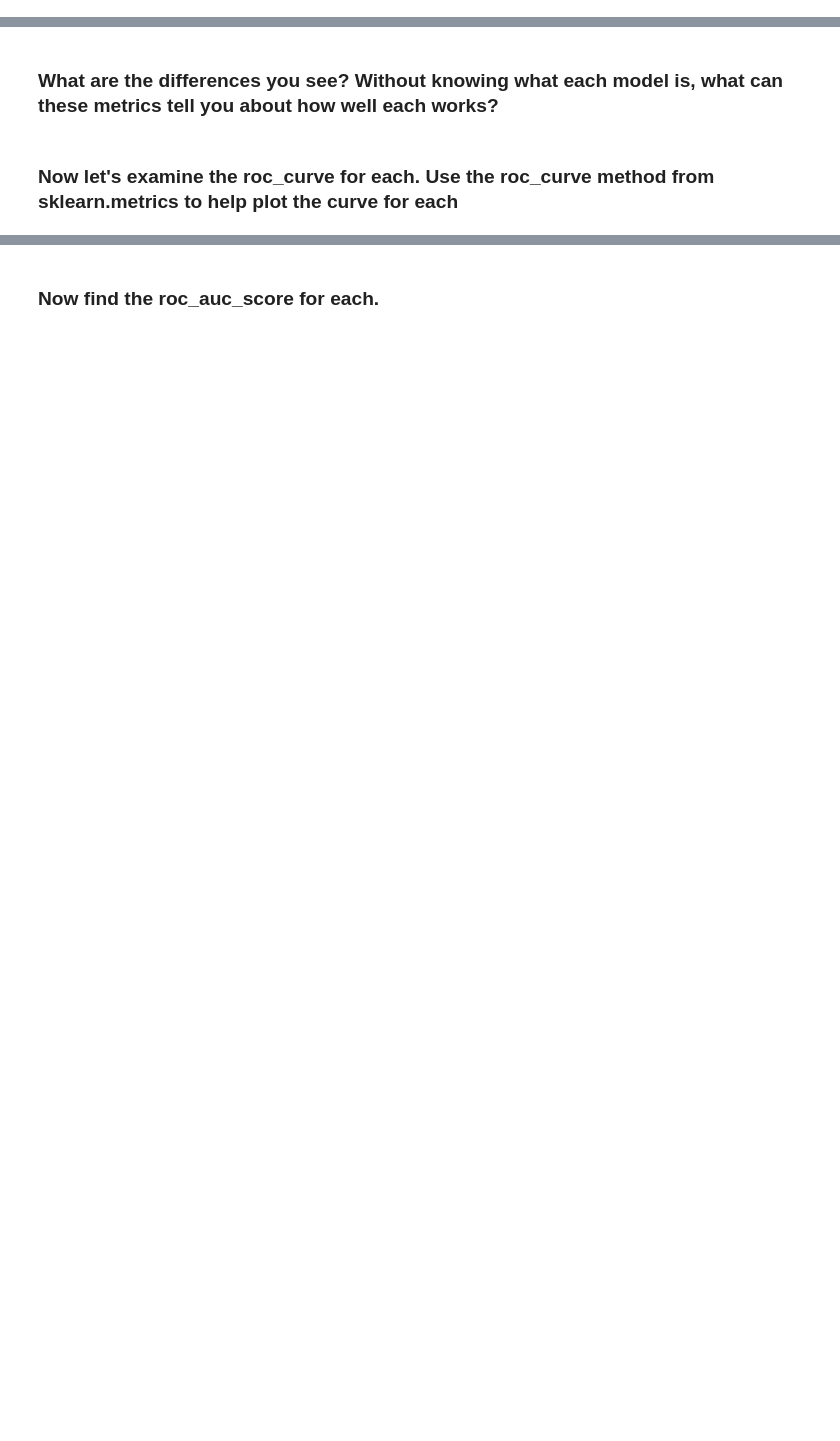
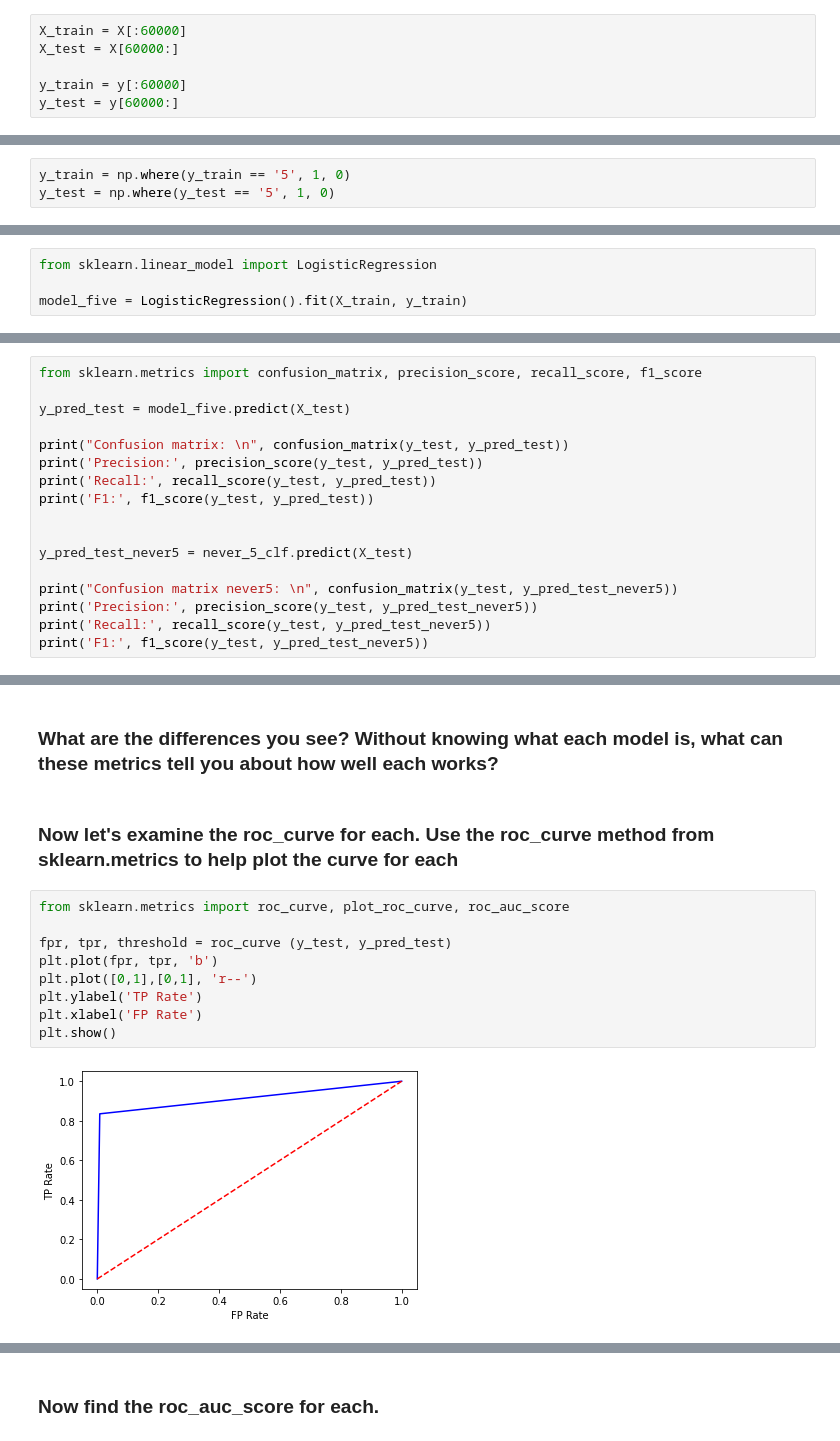
Before and after one commit to ironhack-datalabs/dataV2-labs, a Jupyter notebook: module-3/Evaluation-Recall-and-Precision/your-code/main.ipynb, the cells around one changed output, grey strips where cells are left out. Cells and saved outputs as stored; diff of their text form; blank space fills up the shorter version.

```diff
--- a/module-3/Evaluation-Recall-and-Precision/your-code/main.ipynb
+++ b/module-3/Evaluation-Recall-and-Precision/your-code/main.ipynb
@@ -18,6 +56,19 @@ X, y = mnist['data'], mnist['target']
 # %% [markdown]
 ### Now lets break into a test train split to run a classification. Instead of using sklearn, use indexing to select the first 60000 entries for the training, and the rest for training.
+# %%
+X_train = X[:60000]
+X_test = X[60000:]
+
+y_train = y[:60000]
+y_test = y[60000:]
 # %% [markdown]
 ### We are going to make a two-class classifier, so lets restrict to just one number, for example 5s. Do this by defining a new y training and y testing sets for just the number 5
+# %%
+y_train = np.where(y_train == '5', 1, 0)
+y_test = np.where(y_test == '5', 1, 0)
 # %% [markdown]
 ### Lets train a logistic regression to predict if a number is a 5 or not (remember to use the 'just 5s' y training set!)
+# %%
+from sklearn.linear_model import LogisticRegression
+
+model_five = LogisticRegression().fit(X_train, y_train)
@@ -39,2 +107,19 @@ never_5_clf = Never5Classifier()
 # %% [markdown]
 ### Let's compare this to the Logistic Regression. Examine the confusion matrix, precision, recall, and f1_scores for each. What is the probability cutoff you are using to decide the classes?
+# %%
+from sklearn.metrics import confusion_matrix, precision_score, recall_score, f1_score
+
+y_pred_test = model_five.predict(X_test)
+
+print("Confusion matrix: \n", confusion_matrix(y_test, y_pred_test))
+print('Precision:', precision_score(y_test, y_pred_test))
+print('Recall:', recall_score(y_test, y_pred_test))
+print('F1:', f1_score(y_test, y_pred_test))
+
+
+y_pred_test_never5 = never_5_clf.predict(X_test)
+
+print("Confusion matrix never5: \n", confusion_matrix(y_test, y_pred_test_never5))
+print('Precision:', precision_score(y_test, y_pred_test_never5))
+print('Recall:', recall_score(y_test, y_pred_test_never5))
+print('F1:', f1_score(y_test, y_pred_test_never5))
@@ -42,3 +140,14 @@ never_5_clf = Never5Classifier()
 ### What are the differences you see? Without knowing what each model is, what can these metrics tell you about how well each works?
 # %% [markdown]
 ### Now let's examine the roc_curve for each. Use the roc_curve method from sklearn.metrics to help plot the curve for each
+# %%
+from sklearn.metrics import roc_curve, plot_roc_curve, roc_auc_score
+
+fpr, tpr, threshold = roc_curve (y_test, y_pred_test)
+plt.plot(fpr, tpr, 'b')
+plt.plot([0,1],[0,1], 'r--')
+plt.ylabel('TP Rate')
+plt.xlabel('FP Rate')
+plt.show()
+# %% [output]
+[figure, added]
```
Also changed, not shown: parts of 13 cells of this notebook.
